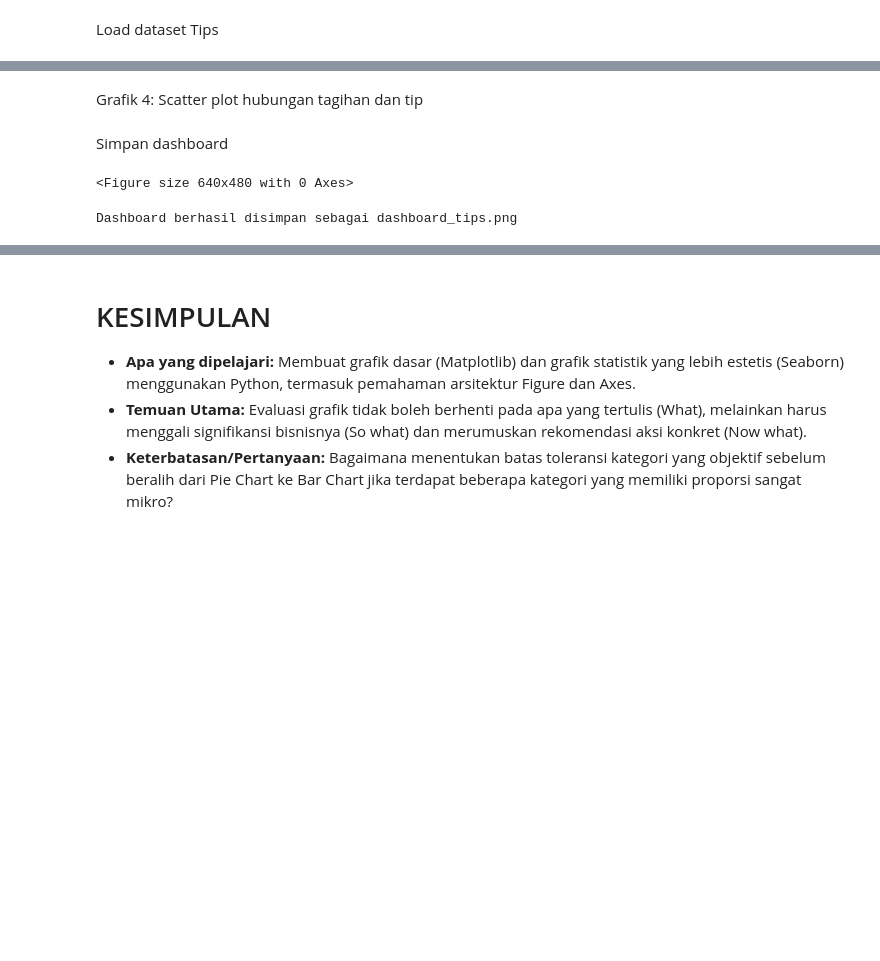
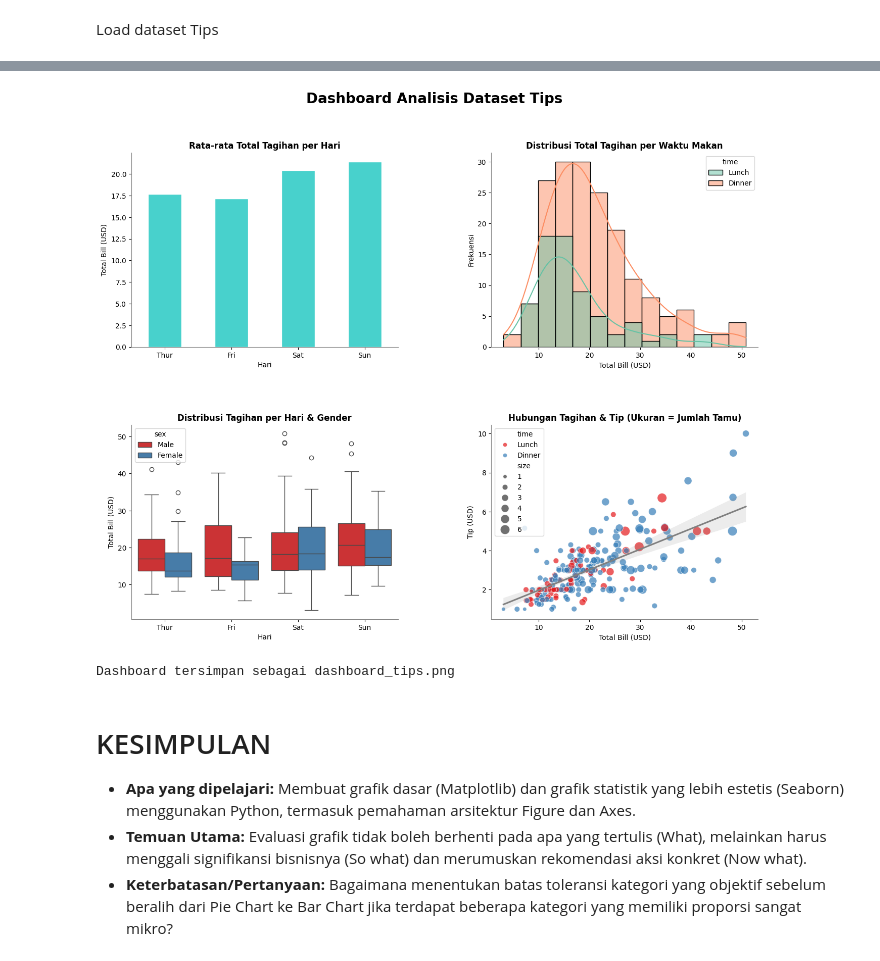
Before and after one commit to nurahmi-tintyasusi-dev/DataScience_250401020035_NurahmiT, a Jupyter notebook: Pertemuan5_Nurahmi_Tintyasusi_250401020035.ipynb, the cells around one changed output, grey strips where cells are left out. Cells and saved outputs as stored; diff of their text form; code cells hidden in the pictures; blank space fills up the shorter version.

```diff
--- a/Pertemuan5_Nurahmi_Tintyasusi_250401020035.ipynb
+++ b/Pertemuan5_Nurahmi_Tintyasusi_250401020035.ipynb
@@ -86,2 +25,0 @@ ax3.spines[['top', 'right']].set_visible(False)
-# %% [markdown]
-Grafik 4: Scatter plot hubungan tagihan dan tip
@@ -95,9 +26,65 @@ ax4.spines[['top', 'right']].set_visible(False)
-# %% [markdown]
-Simpan dashboard
-# %%
-plt.savefig('dashboard_tips.png', dpi=150, bbox_inches='tight')
-plt.show()
-print("Dashboard berhasil disimpan sebagai dashboard_tips.png")
-# %% [output]
-<Figure size 640x480 with 0 Axes>
-Dashboard berhasil disimpan sebagai dashboard_tips.png
+# %%
+df_t = sns.load_dataset('tips')
+print(df_t.shape)
+print(df_t.dtypes)
+print(df_t.describe().round(2))
+
+
+#Setup layout dashboard
+fig = plt.figure(figsize=(16, 12))
+fig.suptitle('Dashboard Analisis Dataset Tips', fontsize=20, fontweight='bold', y=0.98)
+
+# Grid 2 X 2 Subplot
+gs = gridspec.GridSpec(2, 2, figure=fig, hspace=0.4, wspace=0.35)
+ax1 = fig.add_subplot(gs[0, 0])
+ax2 = fig.add_subplot(gs[0, 1])
+ax3 = fig.add_subplot(gs[1, 0])
+ax4 = fig.add_subplot(gs[1, 1])
+
+#Grafik 1: Bar chart rata-rata tagihan per hari
+
+rata_harian = df_t.groupby('day', observed=False)['total_bill'].mean()
+rata_harian.plot(kind='bar', ax=ax1, color='#48D1CC', edgecolor='white')
+ax1.set_title('Rata-rata Total Tagihan per Hari', fontsize=12, fontweight='bold')
+ax1.set_xlabel('Hari')
+ax1.set_ylabel('Total Bill (USD)')
+ax1.tick_params(axis='x', rotation=0)
+ax1.spines[['top', 'right']].set_visible(False)
+
+#Grafik 2: Histogram distribusi tagihan
+
+sns.histplot(data=df_t, x='total_bill', hue='time', kde=True,
+             palette='Set2', ax=ax2)
+ax2.set_title('Distribusi Total Tagihan per Waktu Makan', fontsize=12,fontweight='bold')
+ax2.set_xlabel('Total Bill (USD)')
+ax2.set_ylabel('Frekuensi')
+ax2.tick_params(axis='x', rotation=0)
+ax2.spines[['top', 'right']].set_visible(False)
+
+#Grafik 3: Boxplot tagihan per hari dan gender
+sns.boxplot(data=df_t, x='day', y='total_bill', hue='sex',
+            palette='Set1', ax=ax3)
+ax3.set_title('Distribusi Tagihan per Hari & Gender', fontsize=12,fontweight='bold')
+ax3.set_xlabel('Hari')
+ax3.set_ylabel('Total Bill (USD)')
+ax3.spines[['top', 'right']].set_visible(False)
+
+#Grafik 4: Scatter plot hubungan tagihan dan tip
+sns.scatterplot(data=df_t, x='total_bill', y='tip', hue='time',
+                size='size', sizes=(30, 180), palette='Set1', alpha=0.7, ax=ax4)
+sns.regplot(data=df_t, x='total_bill', y='tip', scatter=False,
+            color='gray', ax=ax4)
+ax4.set_title('Hubungan Tagihan & Tip (Ukuran = Jumlah Tamu)', fontsize=12,fontweight='bold')
+ax4.set_xlabel('Total Bill (USD)')
+ax4.set_ylabel('Tip (USD)')
+ax4.spines[['top', 'right']].set_visible(False)
+
+#Simpan dashboard
+for ax in [ax1, ax2, ax3, ax4]:
+    ax.spines[['top', 'right']].set_visible(False)
+    ax.spines['left'].set_color('#888888')
+    ax.spines['bottom'].set_color('#888888')
+plt.savefig('./dashboard_tips.png', dpi=300, bbox_inches='tight')
+plt.show()
+print('Dashboard tersimpan sebagai dashboard_tips.png')
+# %% [output]
@@ -104,3 +109,5 @@ Dashboard berhasil disimpan sebagai dashboard_tips.png
+[figure, added]
+Dashboard tersimpan sebagai dashboard_tips.png
 # %% [markdown]
 # KESIMPULAN
 
```
Also changed, not shown: parts of 12 cells of this notebook.
